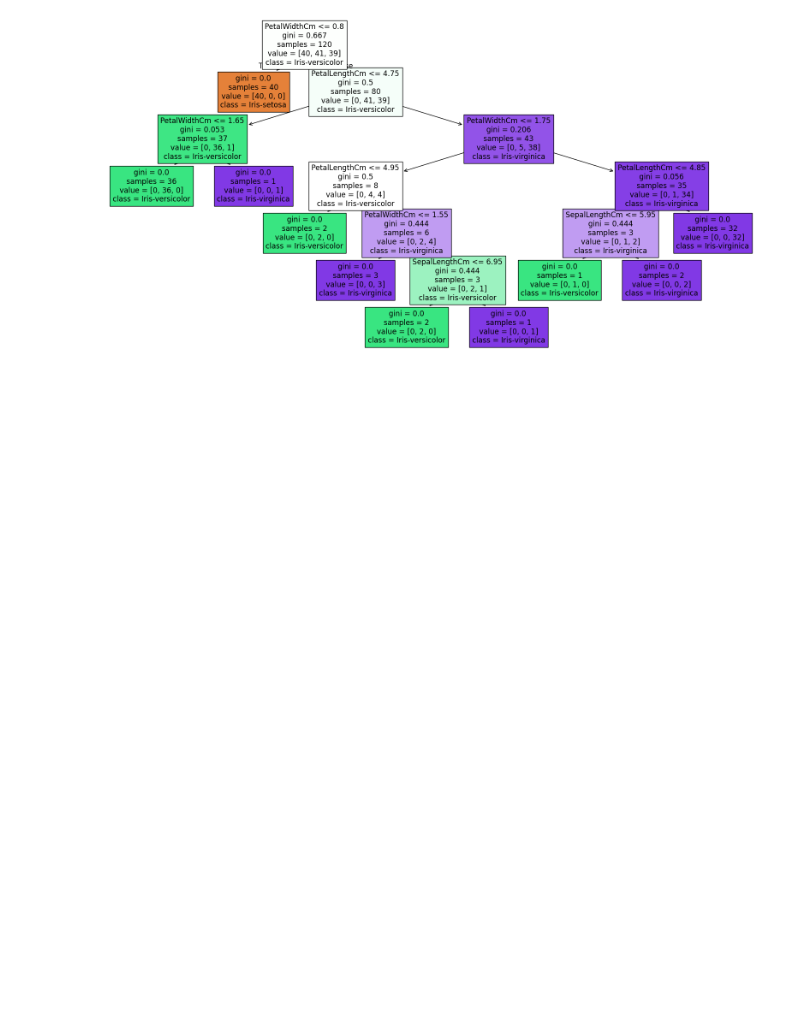
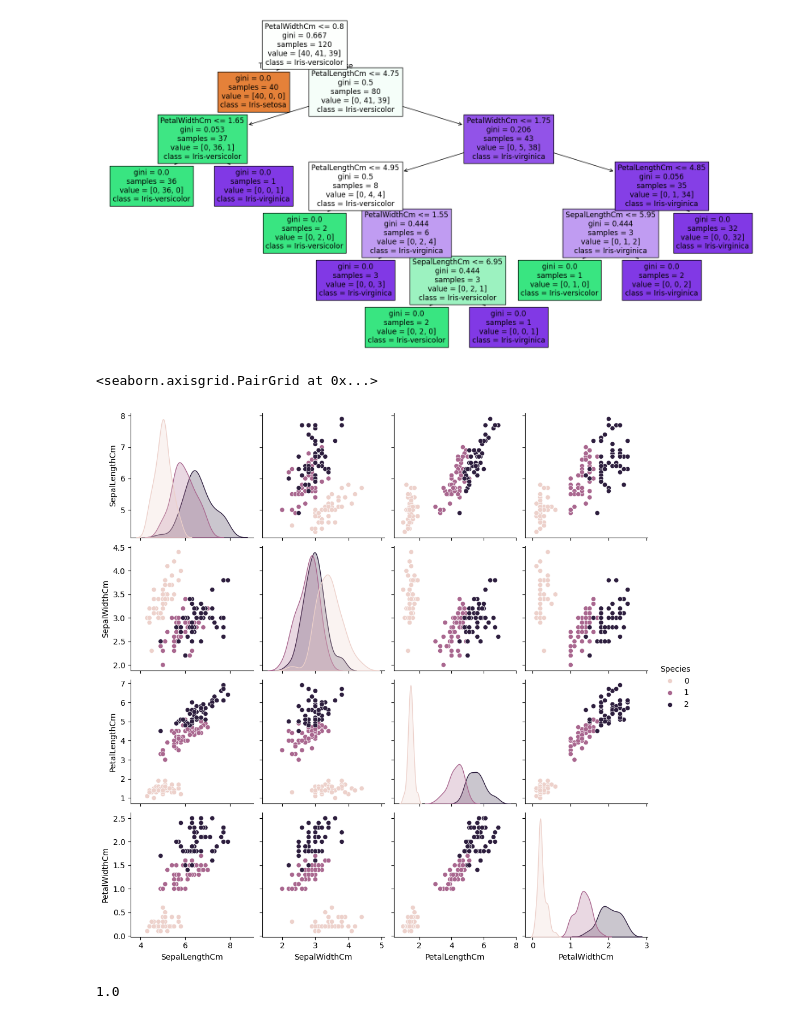
Before and after one commit to KanishkThamman/Iris_AI_model_multiclass, a Jupyter notebook: Iris_Species.ipynb, the cells around one changed output. Drawn from its saved outputs; the diff is of its cells as text; code cells hidden in the pictures; blank space fills up the shorter version.

Commit message:
Built 2 models and compared and contrasted them

```diff
--- a/Iris_Species.ipynb
+++ b/Iris_Species.ipynb
@@ -128,3 +128,19 @@ plot_tree(model, feature_names=X.columns, class_names=['Iris-setosa', 'Iris-vers
 plt.show()
 # %% [output]
 [figure]
+# %%
+# lets graph all the fetures to undersand teh trend of the data
+sns.pairplot(df, hue='Species')
+# %% [output]
+<seaborn.axisgrid.PairGrid at 0x...>
+[figure, added]
+# %%
+# looking at the graph we can see that the data is very well seperated and that is why the model is so accurate, there is also a very high linear relationship between petal length and petal width
+# lets try liner regression and see what happens
+from sklearn.linear_model import LogisticRegression
+lr = LogisticRegression()
+lr.fit(X_train, y_train)
+y_pred = lr.predict(X_test)
+accuracy_score(y_test, y_pred)
+# %% [output]
+1.0
```
Also changed, not shown: parts of 8 cells of this notebook, 1 other file.
